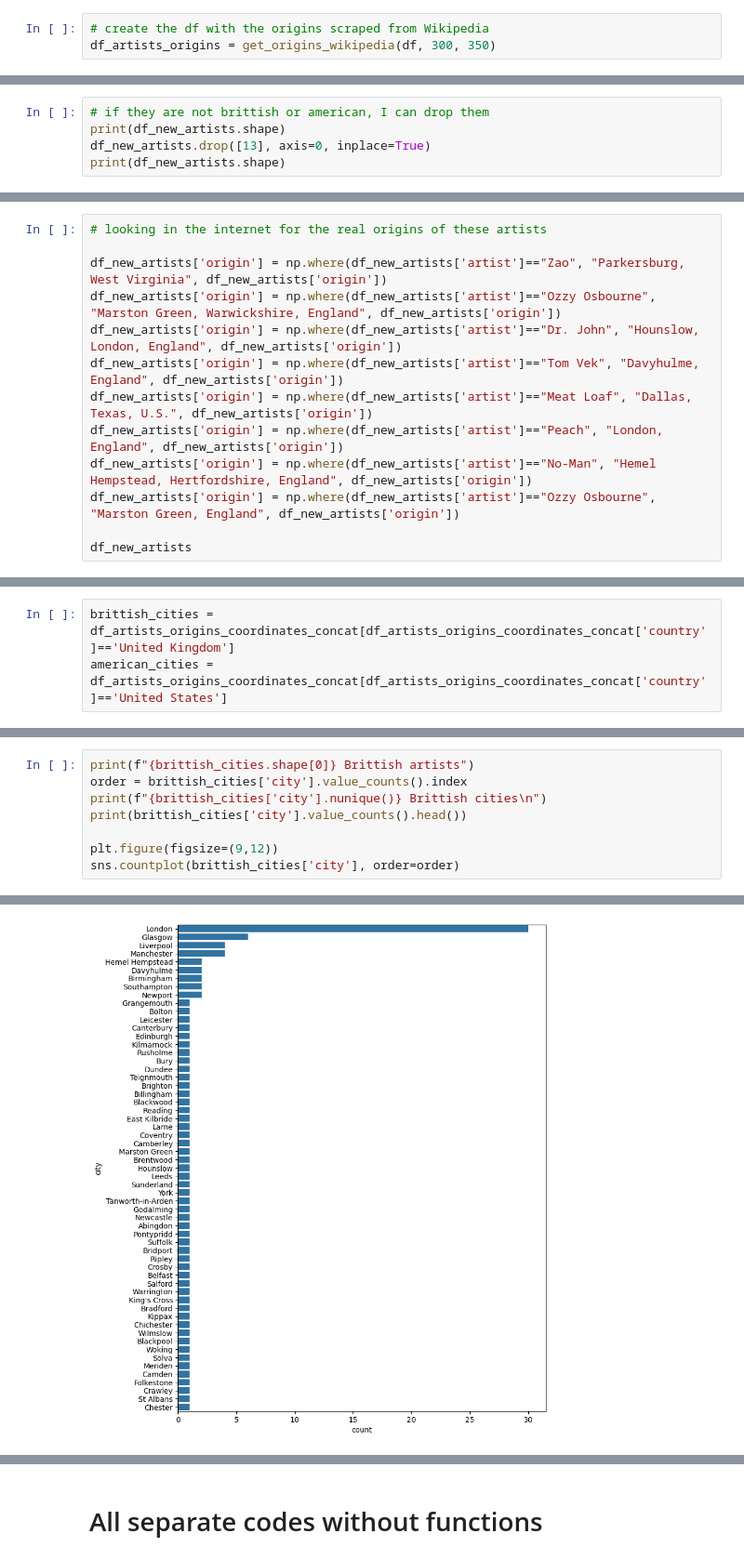
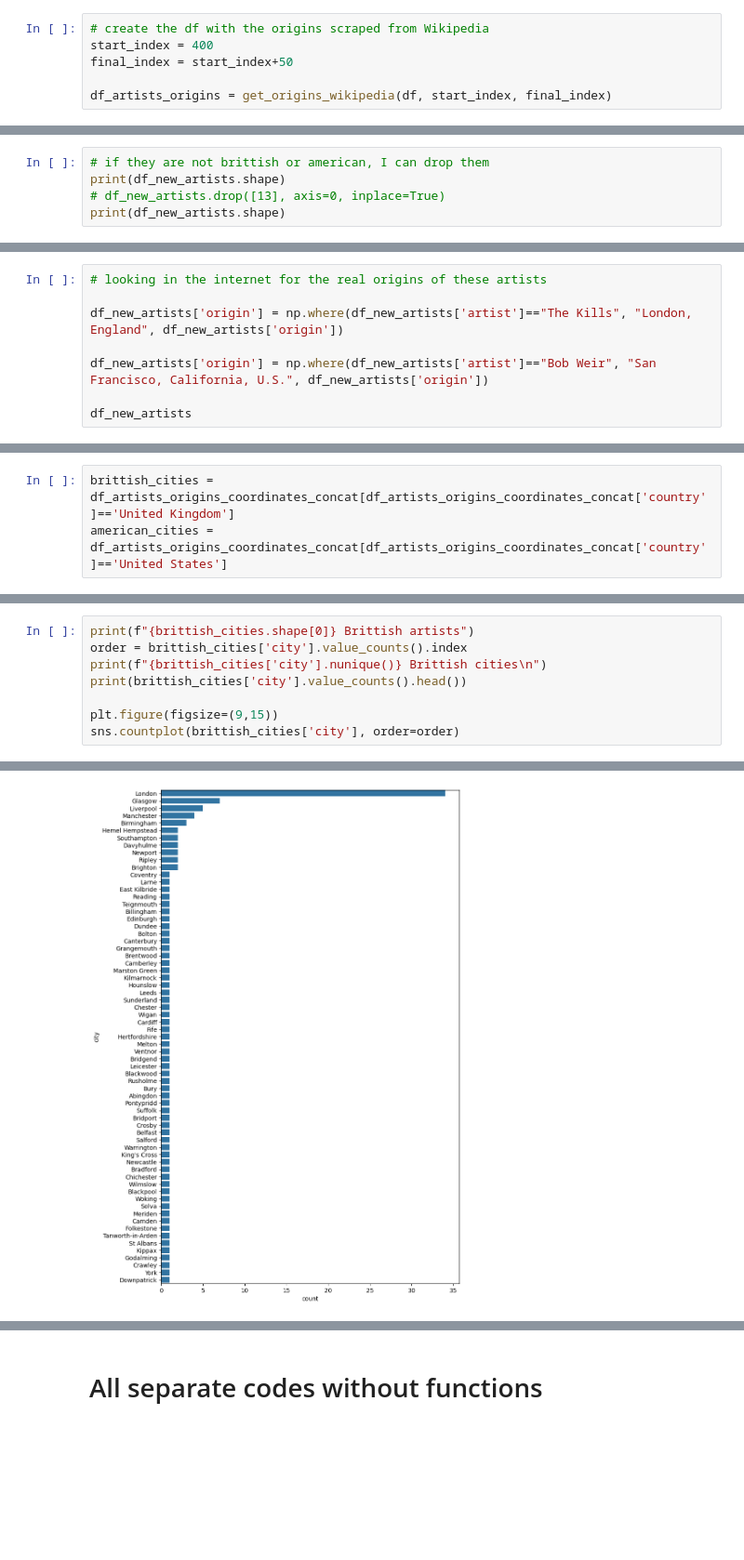
Before and after one commit to arnauog/what_the_rock, a Jupyter notebook: locations.ipynb, the cells around one changed output, grey strips where cells are left out. Shown at 93% size. Saved outputs shown, nothing was run; the diff lists cells and outputs as text; blank space fills up the shorter version.

Commit message:
regex individual artists

```diff
--- a/locations.ipynb
+++ b/locations.ipynb
@@ -457,7 +508,10 @@ df['artist'].nunique()
 df = pd.read_csv('Datasets/df_rock_ratings.csv')
 # %%
 # create the df with the origins scraped from Wikipedia
-df_artists_origins = get_origins_wikipedia(df, 300, 350)
+start_index = 400
+final_index = start_index+50
+
+df_artists_origins = get_origins_wikipedia(df, start_index, final_index)
 # %% [output]
 Bingo! df_coordinates.csv found
 
@@ -507,7 +568,7 @@ df_new_artists[df_new_artists['origin'].isna()]
 # %%
 # if they are not brittish or american, I can drop them
 print(df_new_artists.shape)
-df_new_artists.drop([13], axis=0, inplace=True)
+# df_new_artists.drop([13], axis=0, inplace=True)
 print(df_new_artists.shape)
 # %% [output]
 (50, 2)
@@ -555,15 +609,2 @@ for index, row in df_new_artists.iterrows():
 # %% [markdown]
 **``np.where`` to replace the values for the real origins**
-# %%
-# looking in the internet for the real origins of these artists
-
-df_new_artists['origin'] = np.where(df_new_artists['artist']=="Zao", "Parkersburg, West Virginia", df_new_artists['origin'])
-df_new_artists['origin'] = np.where(df_new_artists['artist']=="Ozzy Osbourne", "Marston Green, Warwickshire, England", df_new_artists['origin'])
-df_new_artists['origin'] = np.where(df_new_artists['artist']=="Dr. John", "Hounslow, London, England", df_new_artists['origin'])
-df_new_artists['origin'] = np.where(df_new_artists['artist']=="Tom Vek", "Davyhulme, England", df_new_artists['origin'])
-df_new_artists['origin'] = np.where(df_new_artists['artist']=="Meat Loaf", "Dallas, Texas, U.S.", df_new_artists['origin'])
-df_new_artists['origin'] = np.where(df_new_artists['artist']=="Peach", "London, England", df_new_artists['origin'])
-df_new_artists['origin'] = np.where(df_new_artists['artist']=="No-Man", "Hemel Hempstead, Hertfordshire, England", df_new_artists['origin'])
-df_new_artists['origin'] = np.where(df_new_artists['artist']=="Ozzy Osbourne", "Marston Green, England", df_new_artists['origin'])
-
-df_new_artists
@@ -587,0 +611,8 @@ df_new_artists
+# %%
+# looking in the internet for the real origins of these artists
+
+df_new_artists['origin'] = np.where(df_new_artists['artist']=="The Kills", "London, England", df_new_artists['origin'])
+
+df_new_artists['origin'] = np.where(df_new_artists['artist']=="Bob Weir", "San Francisco, California, U.S.", df_new_artists['origin'])
+
+df_new_artists
@@ -767,6 +775,6 @@ order = brittish_cities['city'].value_counts().index
 print(f"{brittish_cities['city'].nunique()} Brittish cities\n")
 print(brittish_cities['city'].value_counts().head())
 
-plt.figure(figsize=(9,12))
+plt.figure(figsize=(9,15))
 sns.countplot(brittish_cities['city'], order=order)
 # %% [output]
@@ -782,6 +790,6 @@ Hemel Hempstead     2
 Name: count, dtype: int64
 <Axes: xlabel='count', ylabel='city'>
-[figure, old version]
+[figure, new version]
 # %%
 print(f"{american_cities.shape[0]} American artists")
 order = american_cities['city'].value_counts().index
```
Also changed, not shown: parts of 21 cells of this notebook, 7 other files.
